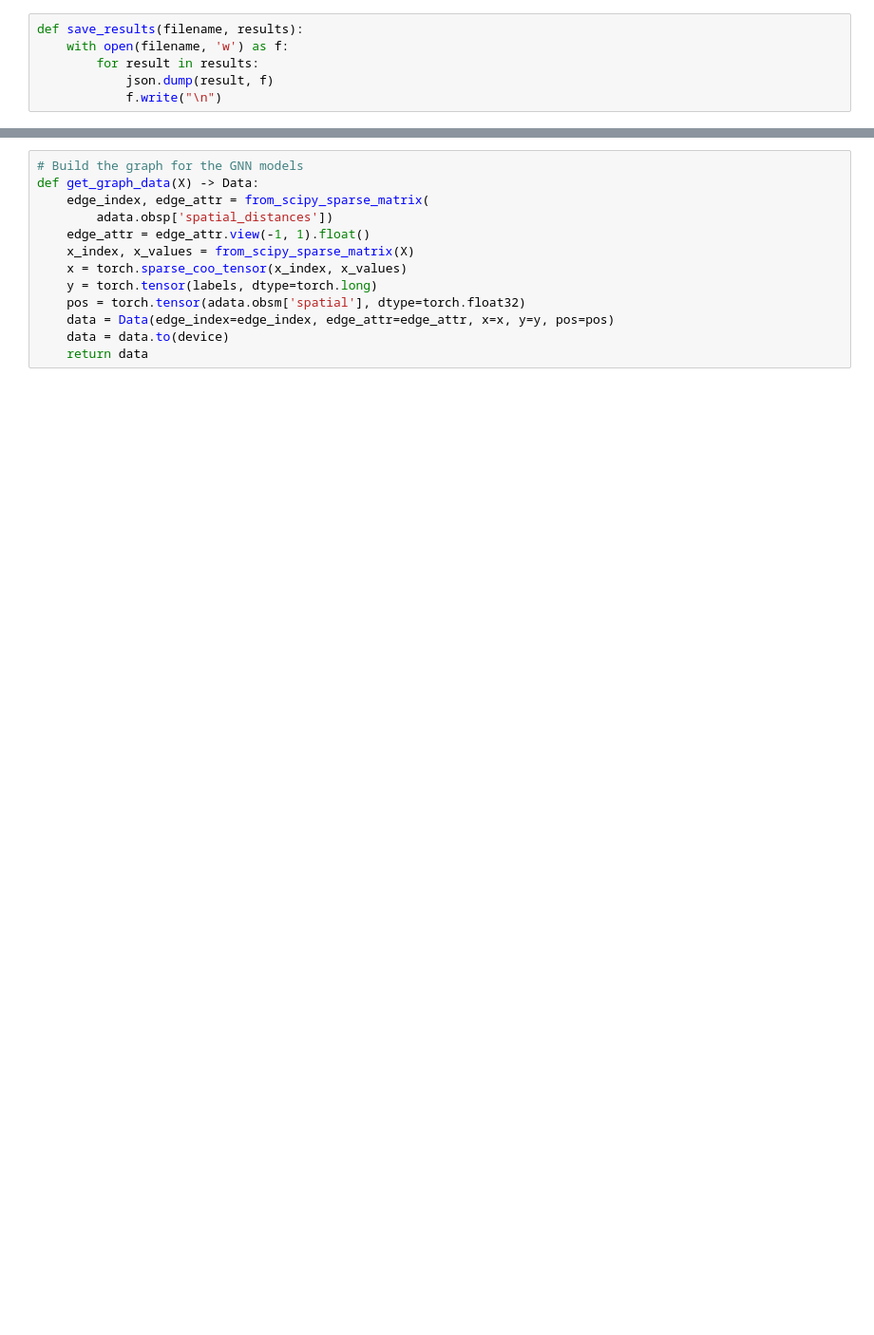
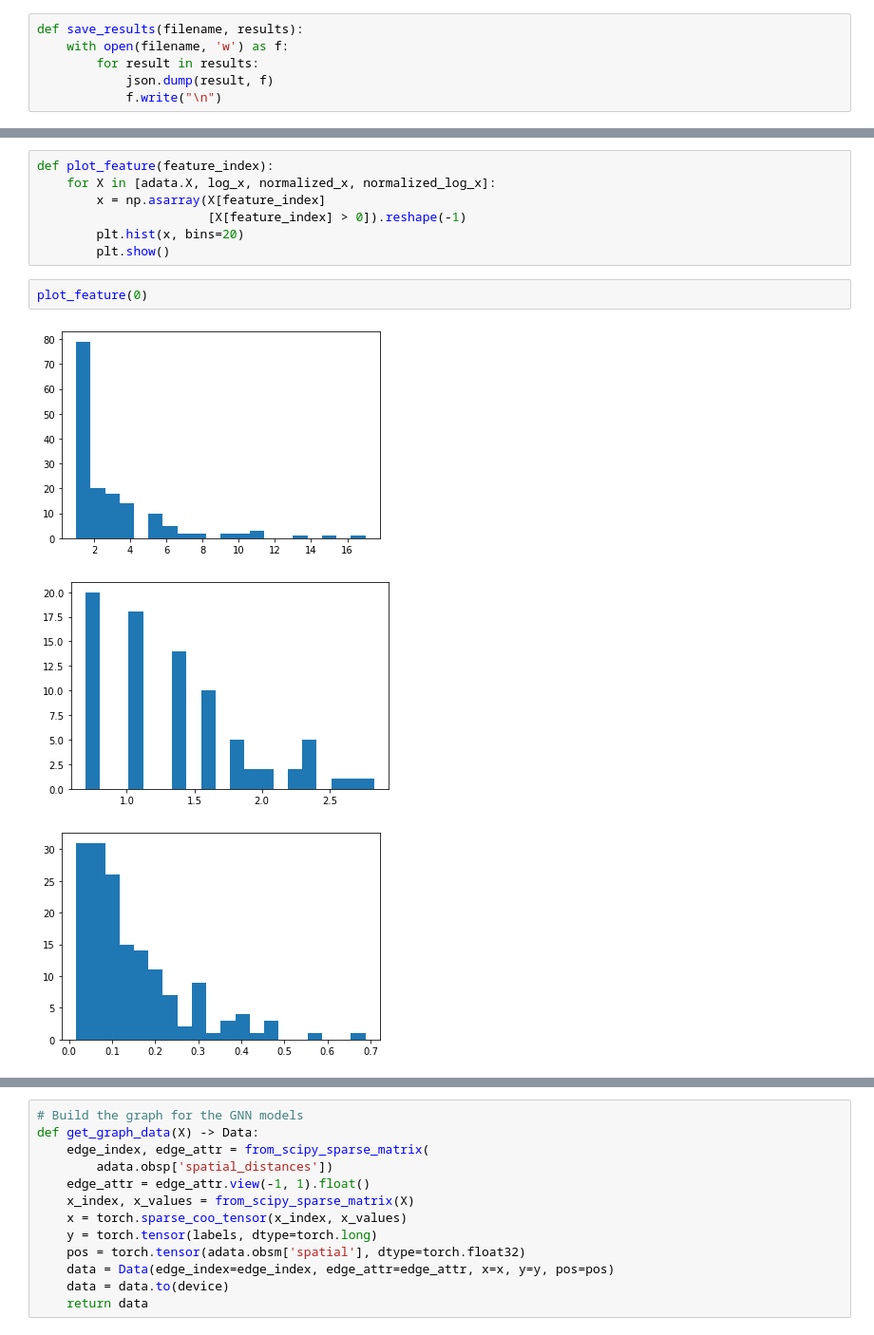
Before and after one commit to pmollbernardes/L45-MiniProject, a Jupyter notebook: seqfish_test.ipynb, the cells around one changed output, grey strips where cells are left out. Shown at 95% size. Drawn from its saved outputs; the diff is of its cells as text; blank space fills up the shorter version.

```diff
--- a/seqfish_test.ipynb
+++ b/seqfish_test.ipynb
@@ -32,3 +37,16 @@ normalized_x = normalize(adata.X, norm='max', axis=0)
 log_x = adata.X.copy()
 log_x.data = np.log(log_x.data)
 normalized_log_x = normalize(log_x, norm='max', axis=0)
+# %%
+def plot_feature(feature_index):
+    for X in [adata.X, log_x, normalized_x, normalized_log_x]:
+        x = np.asarray(X[feature_index]
+                       [X[feature_index] > 0]).reshape(-1)
+        plt.hist(x, bins=20)
+        plt.show()
+# %%
+plot_feature(0)
+# %% [output]
+[figure, added]
+[figure, added]
+[figure, added]
```
Also changed, not shown: parts of 6 cells of this notebook, 3 other files.
